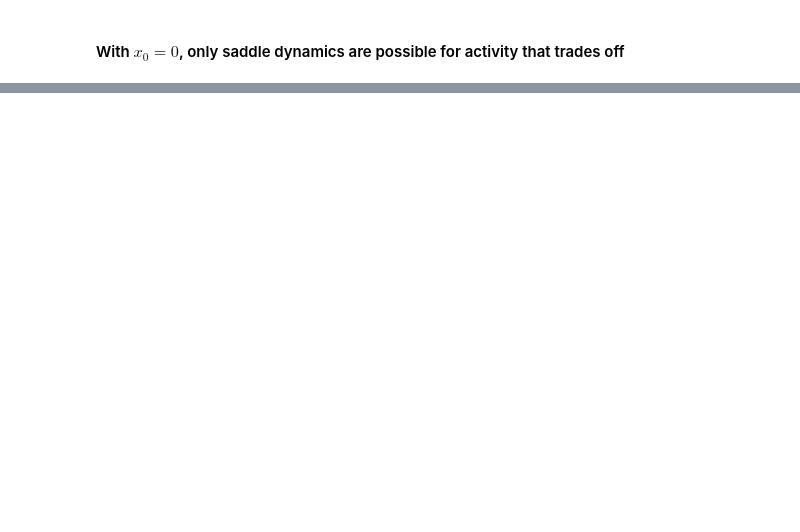
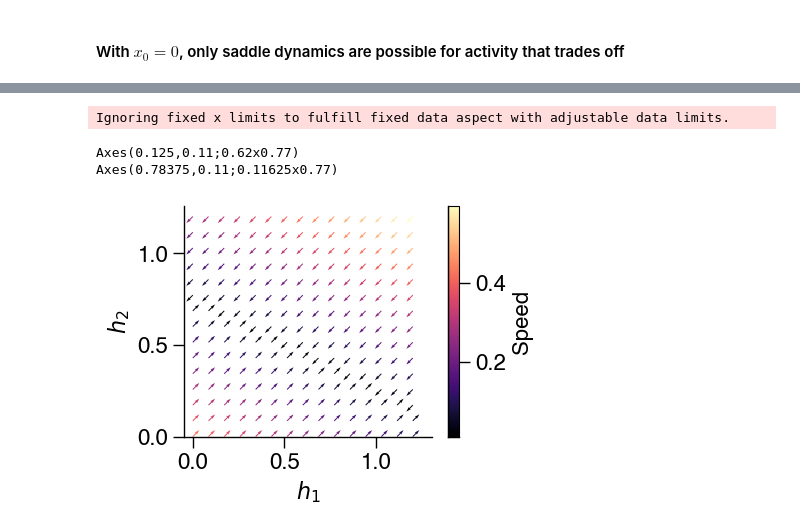
Before and after one commit to davidgbe/automated_plasticity_discovery, a Jupyter notebook: 2d_system_analysis.ipynb, the cells around one changed output, grey strips where cells are left out. Saved outputs shown, nothing was run; the diff lists cells and outputs as text; code cells hidden in the pictures; blank space fills up the shorter version.

```diff
--- a/2d_system_analysis.ipynb
+++ b/2d_system_analysis.ipynb
@@ -342,0 +242,13 @@ plt.show()
+# %%
+a1 = 0.8
+a2 = 0.6
+w = np.array([
+    [a1, a2-1],
+    [a1-1, a2],
+])
+plot_flow_field(w, x0=0.3, n_points=15, save_name='2D_flow_line.svg')
+# %% [output]
+Ignoring fixed x limits to fulfill fixed data aspect with adjustable data limits.
+Axes(0.125,0.11;0.62x0.77)
+Axes(0.78375,0.11;0.11625x0.77)
+[figure, added]
```
Also changed, not shown: parts of 18 cells of this notebook, 6 other files.
